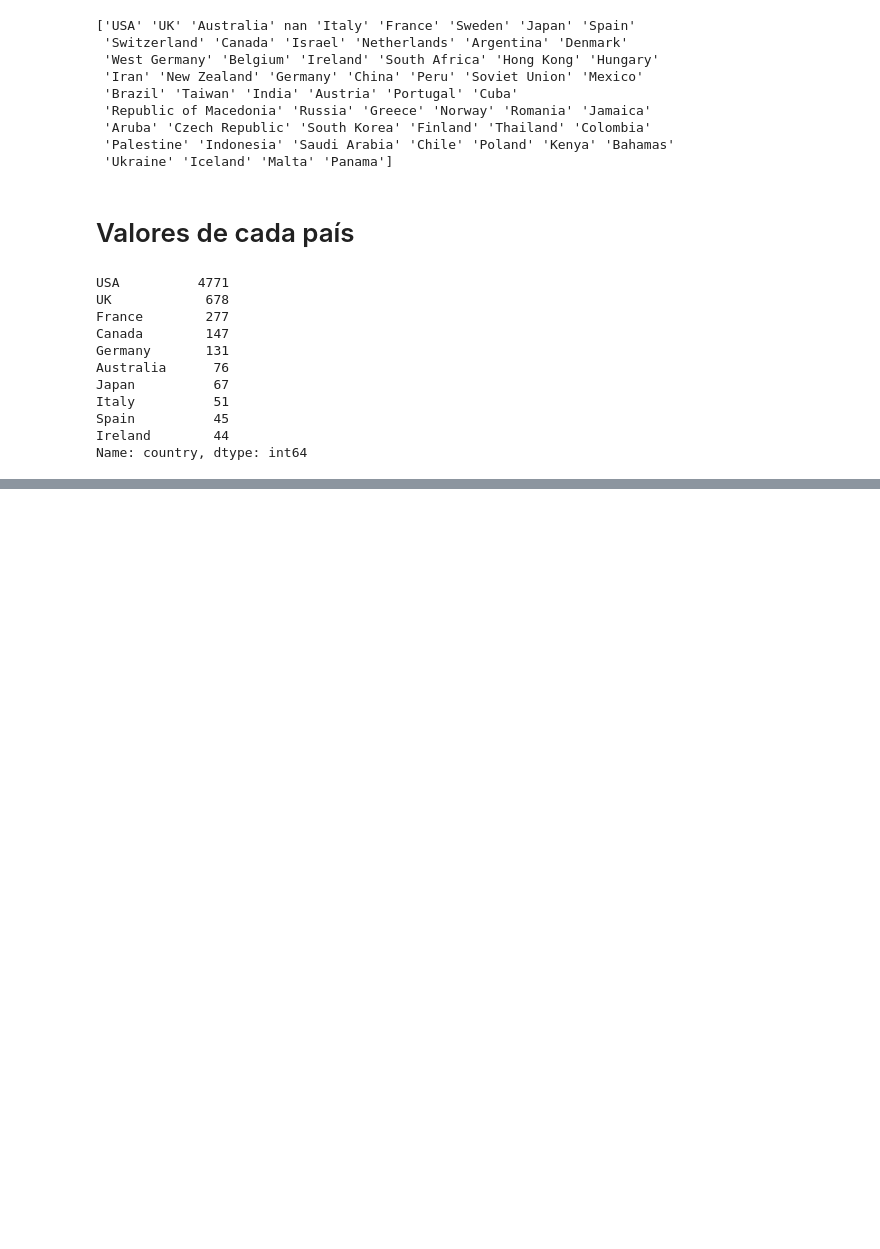
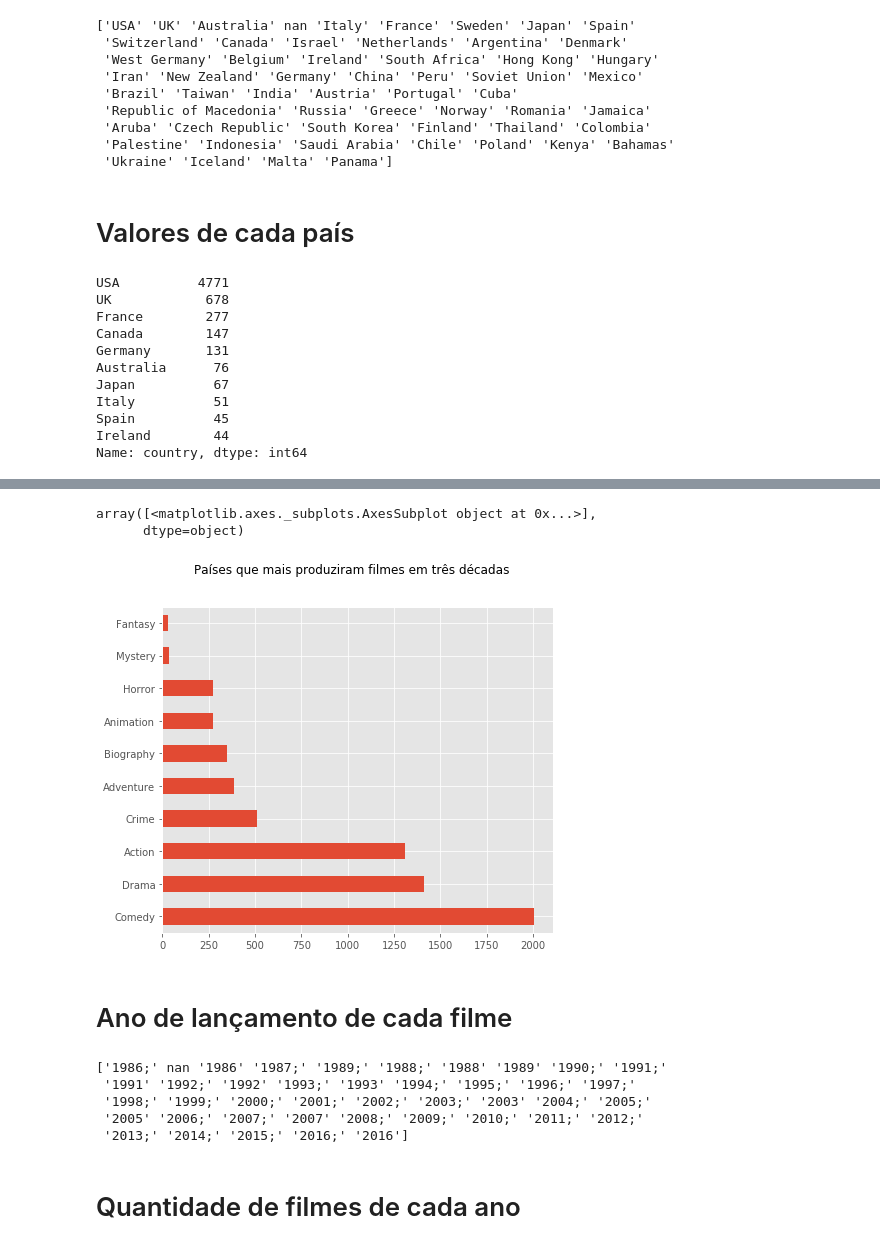
Before and after one commit to MatheusIshiyama/Analise_Filmes, a Jupyter notebook: AnaliseFilmes.ipynb, the cells around one changed output, grey strips where cells are left out. Cells and saved outputs as stored; diff of their text form; code cells hidden in the pictures; blank space fills up the shorter version.

```diff
--- a/AnaliseFilmes.ipynb
+++ b/AnaliseFilmes.ipynb
@@ -68,0 +95,19 @@ array([<matplotlib.axes._subplots.AxesSubplot object at 0x...>],
+# %%
+filmes['genre'].value_counts().nlargest(10).plot(kind='barh', subplots=True, label="", title="Países que mais produziram filmes em três décadas", figsize=(7,6))
+# %% [output]
+array([<matplotlib.axes._subplots.AxesSubplot object at 0x...>],
+      dtype=object)
+[figure, added]
+# %% [markdown]
+# Ano de lançamento de cada filme
+# %%
+plt.style.use("ggplot")
+print(filmes['year;'].unique())
+# %% [output]
+['1986;' nan '1986' '1987;' '1989;' '1988;' '1988' '1989' '1990;' '1991;'
+ '1991' '1992;' '1992' '1993;' '1993' '1994;' '1995;' '1996;' '1997;'
+ '1998;' '1999;' '2000;' '2001;' '2002;' '2003;' '2003' '2004;' '2005;'
+ '2005' '2006;' '2007;' '2007' '2008;' '2009;' '2010;' '2011;' '2012;'
+ '2013;' '2014;' '2015;' '2016;' '2016']
+# %% [markdown]
+# Quantidade de filmes de cada ano
```
Also changed, not shown: parts of 10 cells of this notebook.
